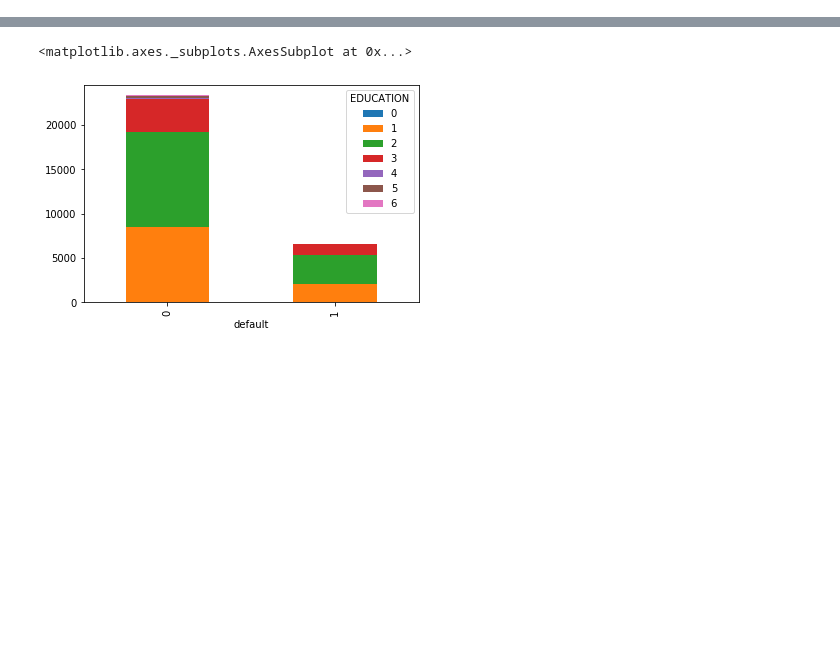
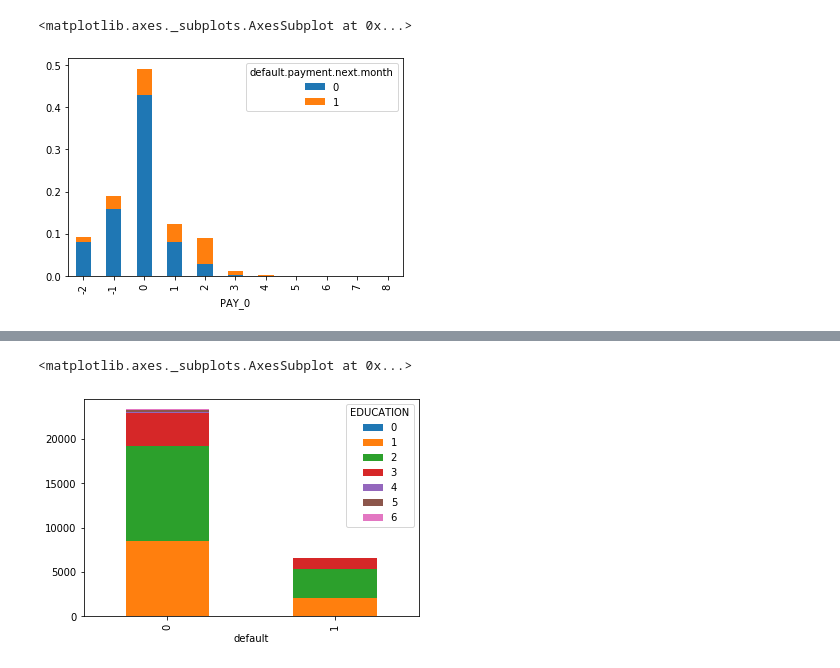
Before and after one commit to pankajti/msds_7331_proj, a Jupyter notebook: analysis/eda.ipynb, the cells around one changed output, grey strips where cells are left out. Cells and saved outputs as stored; diff of their text form; code cells hidden in the pictures; blank space fills up the shorter version.

```diff
--- a/analysis/eda.ipynb
+++ b/analysis/eda.ipynb
@@ -30,0 +133,5 @@ import matplotlib.pyplot as plt
+# %%
+pd.crosstab(df['PAY_0'],df['default.payment.next.month'] , normalize =True).plot(kind = 'bar', stacked=True)
+# %% [output]
+<matplotlib.axes._subplots.AxesSubplot at 0x...>
+[figure, added]
```
Also changed, not shown: parts of 31 cells of this notebook.
